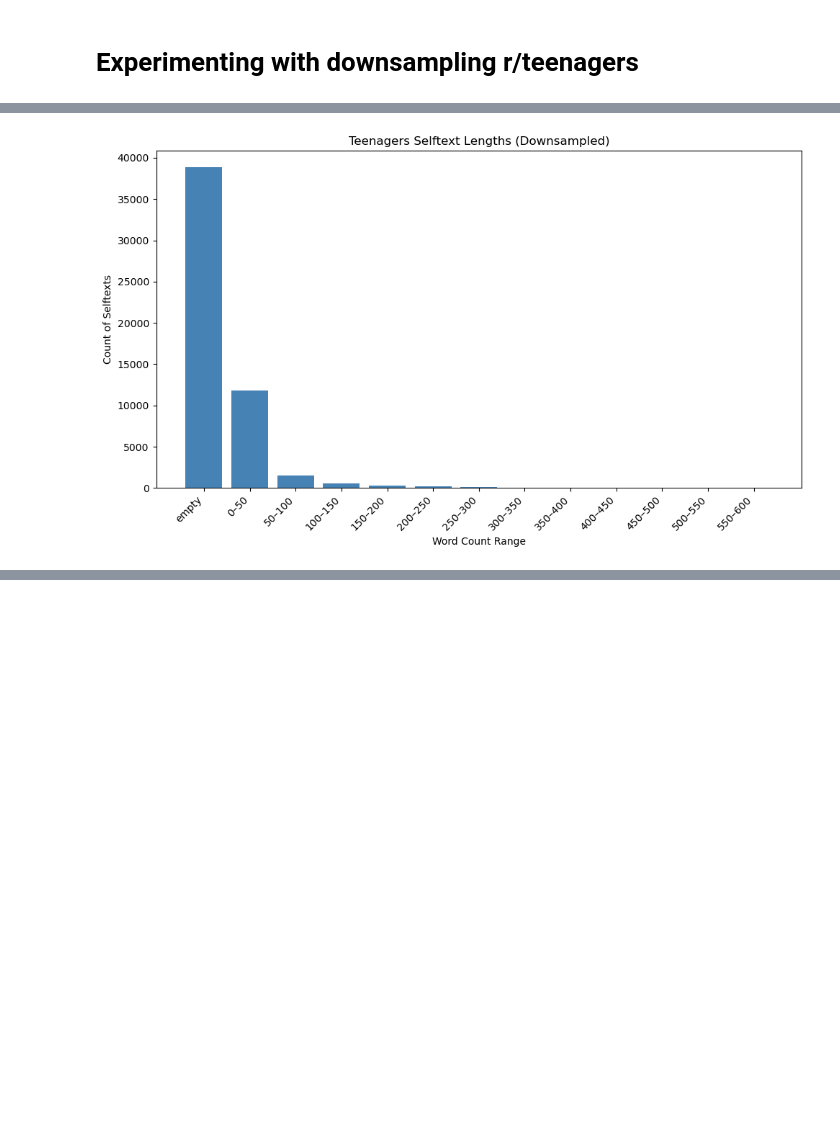
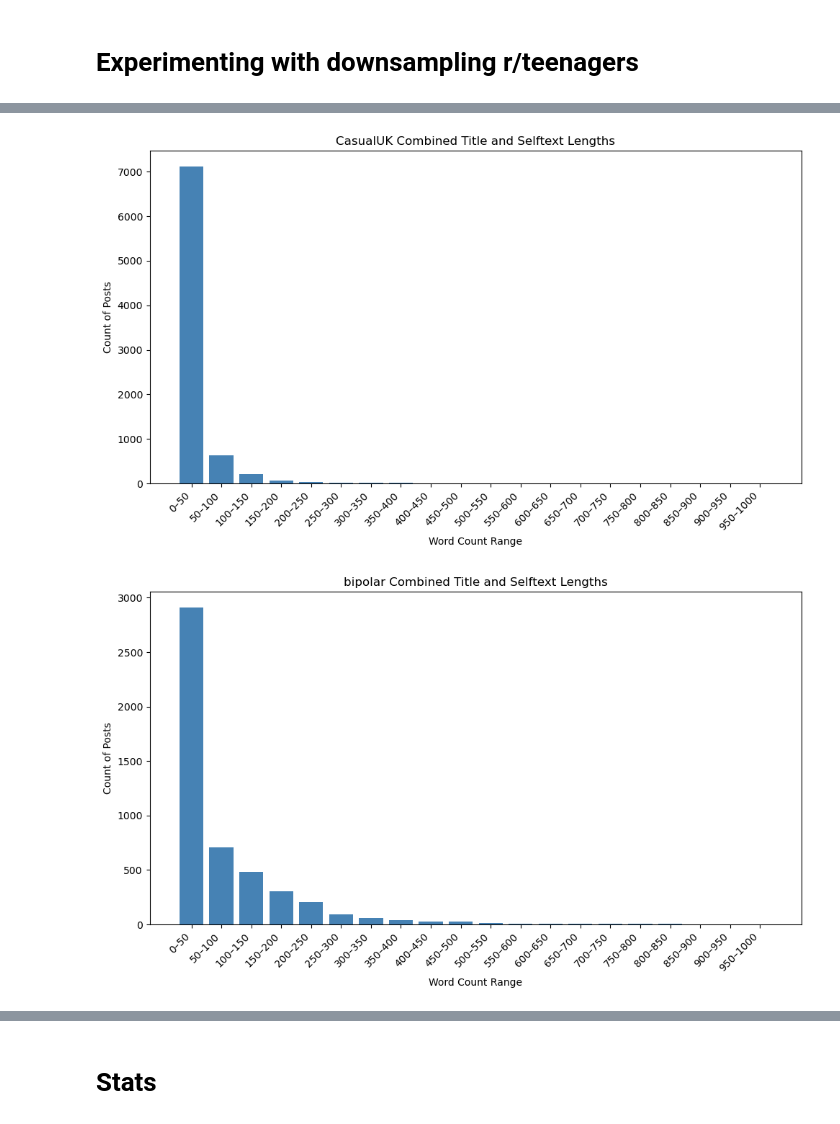
Before and after one commit to DHJKim321/diss-project, a Jupyter notebook: src/data/raw/combine_data.ipynb, the cells around one changed output, grey strips where cells are left out. Cells and saved outputs as stored; diff of their text form; code cells hidden in the pictures; blank space fills up the shorter version.

```diff
--- a/src/data/raw/combine_data.ipynb
+++ b/src/data/raw/combine_data.ipynb
@@ -95,22 +144,36 @@ for subreddit in full_df['subreddit'].unique():
-# %%
-# Plot same graph for downsampled teenagers for selftext lengths
-teen_downsampled['length_for_bin'] = teen_downsampled['selftext_length'].replace(0, -1)
-bins = [-2, -0.5] + list(np.arange(0, 650, 50))
-teen_downsampled['length_bin'] = pd.cut(teen_downsampled['length_for_bin'], bins=bins)
-counts = teen_downsampled['length_bin'].value_counts().sort_index()
-labels = []
-for interval in counts.index:
-    if interval.left < 0:
-        labels.append('empty')
-    else:
-        labels.append(f'{int(interval.left)}–{int(interval.right)}')
-plt.figure(figsize=(10, 6))
-plt.bar(labels, counts.values, color='steelblue')
-plt.title('Teenagers Selftext Lengths (Downsampled)')
-plt.xlabel('Word Count Range')
-plt.ylabel('Count of Selftexts')
-plt.xticks(rotation=45, ha='right')
-plt.tight_layout()
-plt.show()
-# %% [output]
-[figure, removed]
+# %%
+# For each subreddit, plot the distribution of title + selftext lengths with bins from 0 to 700
+for subreddit in full_df['subreddit'].unique():
+    if subreddit == 'teenagers':
+        continue
+    subreddit_df = full_df[full_df['subreddit'] == subreddit].copy()
+    subreddit_df['combined_length'] = subreddit_df['title_length'] + subreddit_df['selftext_length']
+    bins = list(range(0, 1001, 50))
+    subreddit_df['length_bin'] = pd.cut(subreddit_df['combined_length'], bins=bins)
+    counts = subreddit_df['length_bin'].value_counts().sort_index()
+    labels = [f'{int(interval.left)}–{int(interval.right)}' for interval in counts.index]
+    plt.figure(figsize=(10, 6))
+    plt.bar(labels, counts.values, color='steelblue')
+    plt.title(f'{subreddit} Combined Title and Selftext Lengths')
+    plt.xlabel('Word Count Range')
+    plt.ylabel('Count of Posts')
+    plt.xticks(rotation=45, ha='right')
+    plt.tight_layout()
+    plt.show()
+# Plot same graph for downsampled teenagers for combined lengths
+teen_downsampled['combined_length'] = teen_downsampled['title_length'] + teen_downsampled['selftext_length']
+bins = list(range(0, 1001, 50))
+teen_downsampled['length_bin'] = pd.cut(teen_downsampled['combined_length'], bins=bins)
+counts = teen_downsampled['length_bin'].value_counts().sort_index()
+labels = [f'{int(interval.left)}–{int(interval.right)}' for interval in counts.index]
+plt.figure(figsize=(10, 6))
+plt.bar(labels, counts.values, color='steelblue')
+plt.title('Teenagers Combined Title and Selftext Lengths (Downsampled)')
+plt.xlabel('Word Count Range')
+plt.ylabel('Count of Posts')
+plt.xticks(rotation=45, ha='right')
+plt.tight_layout()
+plt.show()
+# %% [output]
+[figure, added]
+[figure, added]
@@ -117,3 +190,5 @@ plt.show()
+# %% [markdown]
+# Stats
 # %%
 subreddits = full_df['subreddit'].unique()
 print(f"Subreddits included: {', '.join(subreddits)}")
```
Also changed, not shown: parts of 16 cells of this notebook, 3 other files.
